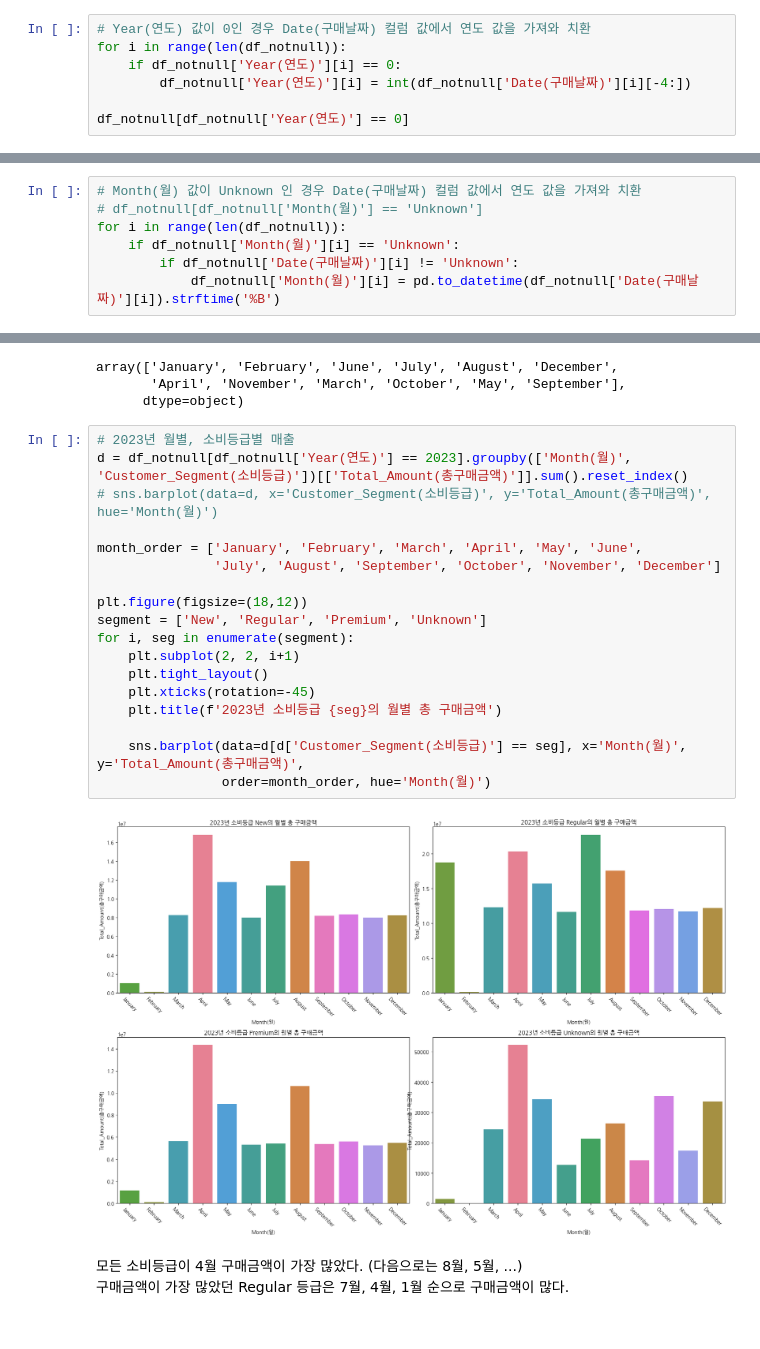
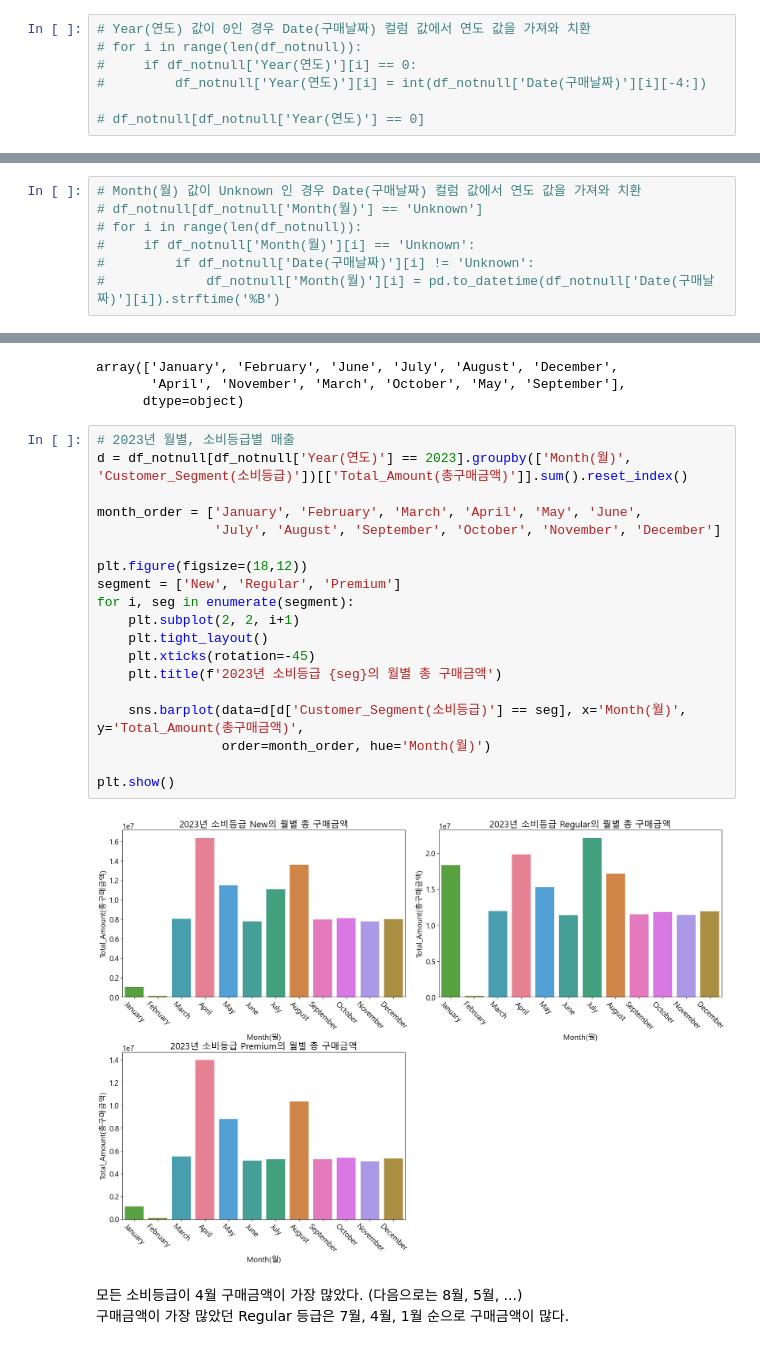
Before and after one commit to youscd/Retail_data_Analysis, a Jupyter notebook: 분석 시각화.ipynb, the cells around one changed output, grey strips where cells are left out. Drawn from its saved outputs; the diff is of its cells as text.

```diff
--- a/분석 시각화.ipynb
+++ b/분석 시각화.ipynb
@@ -509,10 +505,10 @@ array([2023, 2024,    0])
 # %%
 # Year(연도) 값이 0인 경우 Date(구매날짜) 컬럼 값에서 연도 값을 가져와 치환
-for i in range(len(df_notnull)):
-    if df_notnull['Year(연도)'][i] == 0:
-        df_notnull['Year(연도)'][i] = int(df_notnull['Date(구매날짜)'][i][-4:])
+# for i in range(len(df_notnull)):
+#     if df_notnull['Year(연도)'][i] == 0:
+#         df_notnull['Year(연도)'][i] = int(df_notnull['Date(구매날짜)'][i][-4:])
 
-df_notnull[df_notnull['Year(연도)'] == 0]
+# df_notnull[df_notnull['Year(연도)'] == 0]
 # %%
 # 년도별 소비등급별 매출
 df_notnull.groupby(['Year(연도)', 'Customer_Segment(소비등급)'])[['Total_Amount(총구매금액)']].sum().reset_index()
@@ -551,7 +538,7 @@ a[a['Month(월)'] == 'Unknown']
 # %%
 # Month(월) 값이 Unknown 인 경우 Date(구매날짜) 컬럼 값에서 연도 값을 가져와 치환
 # df_notnull[df_notnull['Month(월)'] == 'Unknown']
-for i in range(len(df_notnull)):
-    if df_notnull['Month(월)'][i] == 'Unknown':
-        if df_notnull['Date(구매날짜)'][i] != 'Unknown':
-            df_notnull['Month(월)'][i] = pd.to_datetime(df_notnull['Date(구매날짜)'][i]).strftime('%B')
+# for i in range(len(df_notnull)):
+#     if df_notnull['Month(월)'][i] == 'Unknown':
+#         if df_notnull['Date(구매날짜)'][i] != 'Unknown':
+#             df_notnull['Month(월)'][i] = pd.to_datetime(df_notnull['Date(구매날짜)'][i]).strftime('%B')
@@ -569,23 +551,24 @@ array(['January', 'February', 'June', 'July', 'August', 'December',
 # %%
 # 2023년 월별, 소비등급별 매출
 d = df_notnull[df_notnull['Year(연도)'] == 2023].groupby(['Month(월)', 'Customer_Segment(소비등급)'])[['Total_Amount(총구매금액)']].sum().reset_index()
-# sns.barplot(data=d, x='Customer_Segment(소비등급)', y='Total_Amount(총구매금액)', hue='Month(월)')
 
 month_order = ['January', 'February', 'March', 'April', 'May', 'June',
                'July', 'August', 'September', 'October', 'November', 'December']
 
 plt.figure(figsize=(18,12))
-segment = ['New', 'Regular', 'Premium', 'Unknown']
+segment = ['New', 'Regular', 'Premium']
 for i, seg in enumerate(segment):
     plt.subplot(2, 2, i+1)
     plt.tight_layout()
     plt.xticks(rotation=-45)
     plt.title(f'2023년 소비등급 {seg}의 월별 총 구매금액')
 
     sns.barplot(data=d[d['Customer_Segment(소비등급)'] == seg], x='Month(월)', y='Total_Amount(총구매금액)',
                 order=month_order, hue='Month(월)')
+
+plt.show()
 # %% [output]
-[figure, old version]
+[figure, new version]
 # %% [markdown]
 모든 소비등급이 4월 구매금액이 가장 많았다. (다음으로는 8월, 5월, ...)\
 구매금액이 가장 많았던 Regular 등급은 7월, 4월, 1월 순으로 구매금액이 많다.
```
Also changed, not shown: parts of 45 cells of this notebook.
